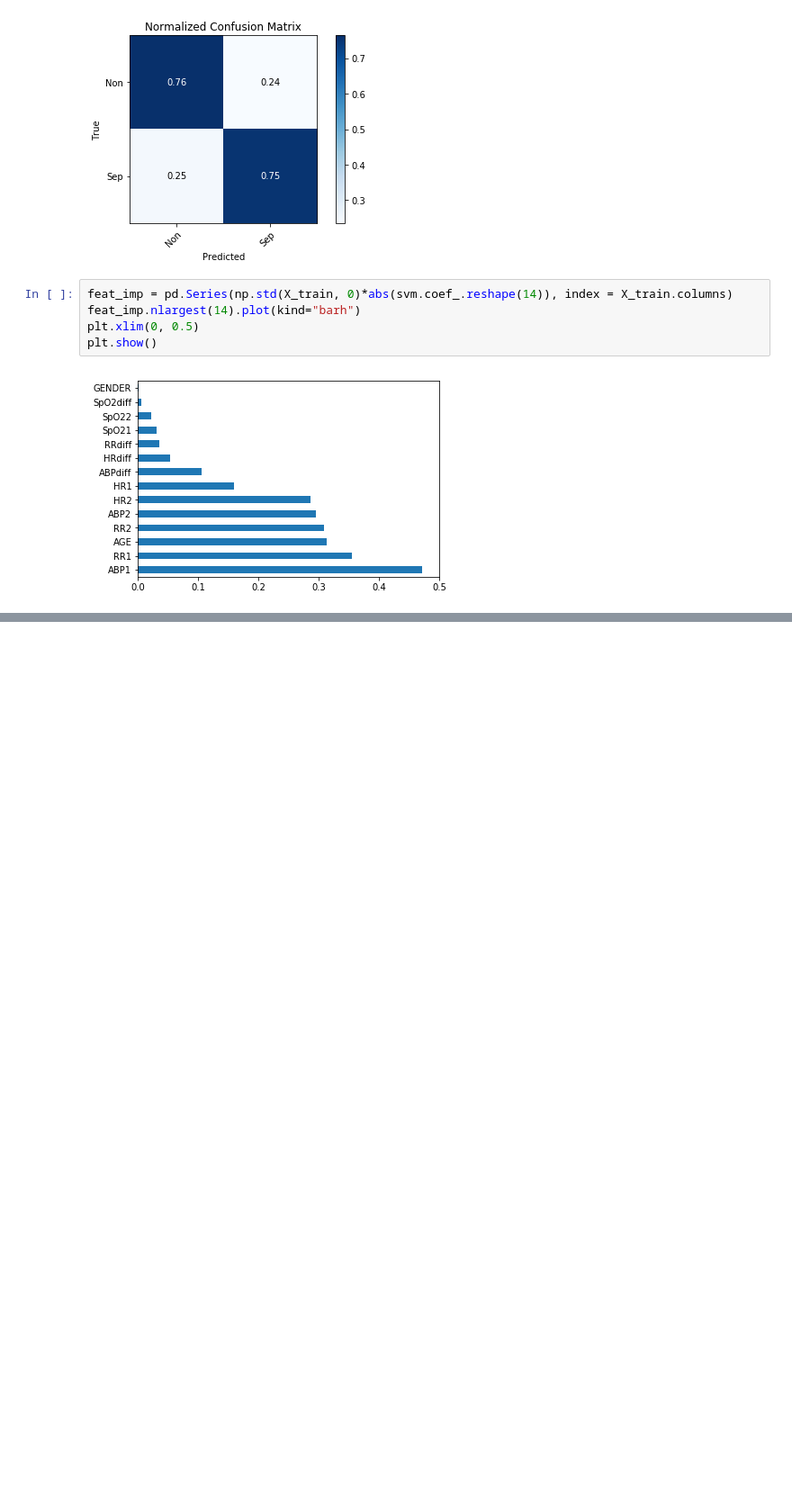
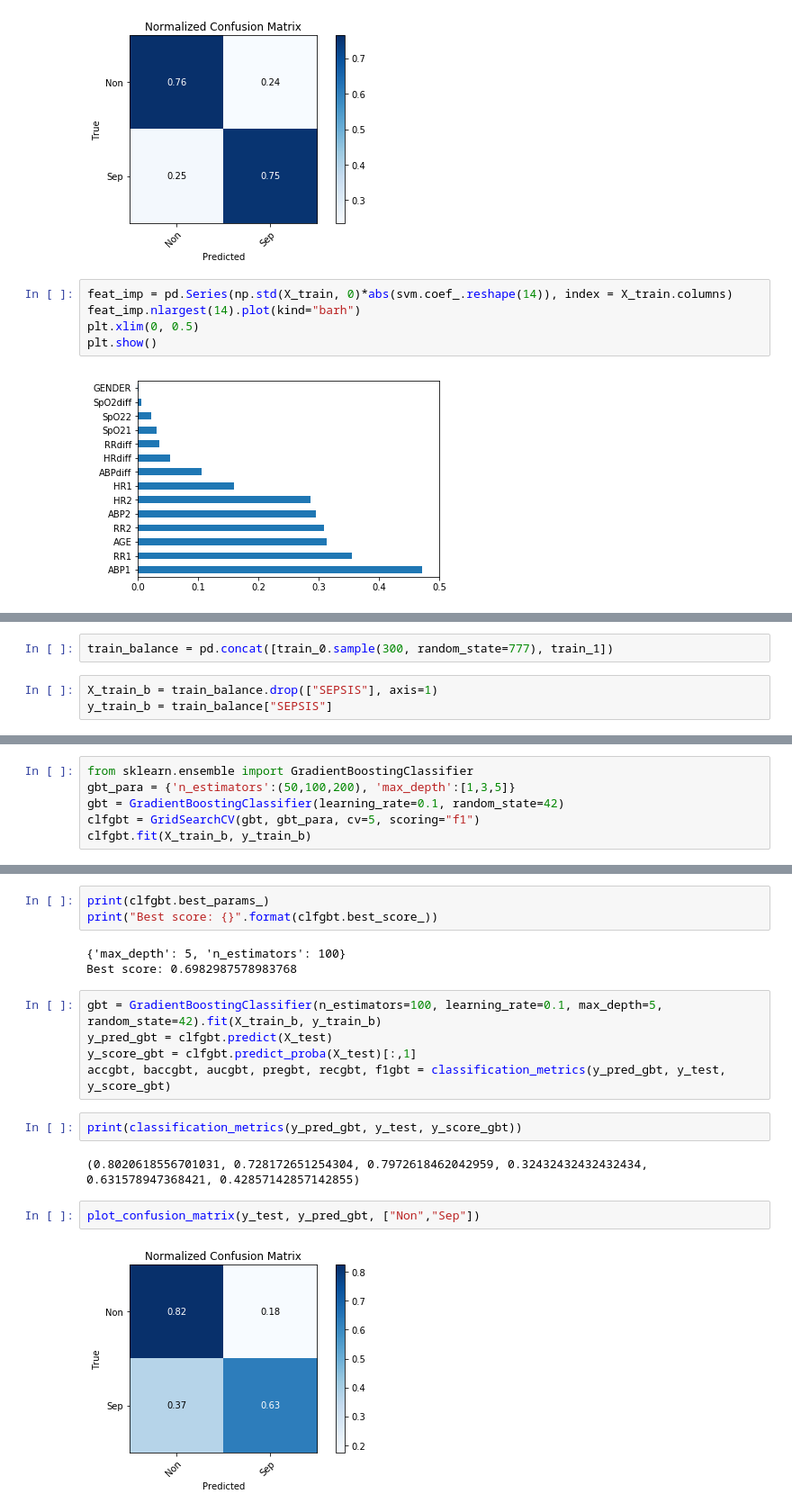
Before and after one commit to tugsag/CSE6250-Project-Sepsis-Prediction, a Jupyter notebook: notebook/Train_Validate.ipynb, the cells around one changed output, grey strips where cells are left out. Shown at 90% size. Saved outputs shown, nothing was run; the diff lists cells and outputs as text; blank space fills up the shorter version.

```diff
--- a/notebook/Train_Validate.ipynb
+++ b/notebook/Train_Validate.ipynb
@@ -201,0 +198,5 @@ plt.show()
+# %%
+train_balance = pd.concat([train_0.sample(300, random_state=777), train_1])
+# %%
+X_train_b = train_balance.drop(["SEPSIS"], axis=1)
+y_train_b = train_balance["SEPSIS"]
@@ -201,0 +205,6 @@ plt.show()
+# %%
+from sklearn.ensemble import GradientBoostingClassifier
+gbt_para = {'n_estimators':(50,100,200), 'max_depth':[1,3,5]}
+gbt = GradientBoostingClassifier(learning_rate=0.1, random_state=42)
+clfgbt = GridSearchCV(gbt, gbt_para, cv=5, scoring="f1")
+clfgbt.fit(X_train_b, y_train_b)
@@ -201,0 +223,19 @@ plt.show()
+# %%
+print(clfgbt.best_params_)
+print("Best score: {}".format(clfgbt.best_score_))
+# %% [output]
+{'max_depth': 5, 'n_estimators': 100}
+Best score: 0.6982987578983768
+# %%
+gbt = GradientBoostingClassifier(n_estimators=100, learning_rate=0.1, max_depth=5, random_state=42).fit(X_train_b, y_train_b)
+y_pred_gbt = clfgbt.predict(X_test)
+y_score_gbt = clfgbt.predict_proba(X_test)[:,1]
+accgbt, baccgbt, aucgbt, pregbt, recgbt, f1gbt = classification_metrics(y_pred_gbt, y_test, y_score_gbt)
+# %%
+print(classification_metrics(y_pred_gbt, y_test, y_score_gbt))
+# %% [output]
+(0.8020618556701031, 0.728172651254304, 0.7972618462042959, 0.32432432432432434, 0.631578947368421, 0.42857142857142855)
+# %%
+plot_confusion_matrix(y_test, y_pred_gbt, ["Non","Sep"])
+# %% [output]
+[figure, added]
```
Also changed, not shown: parts of 44 cells of this notebook, 2 other files.
